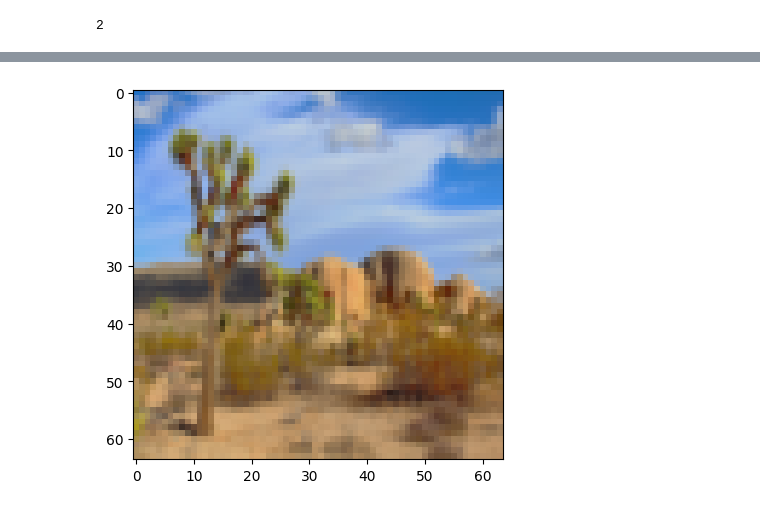
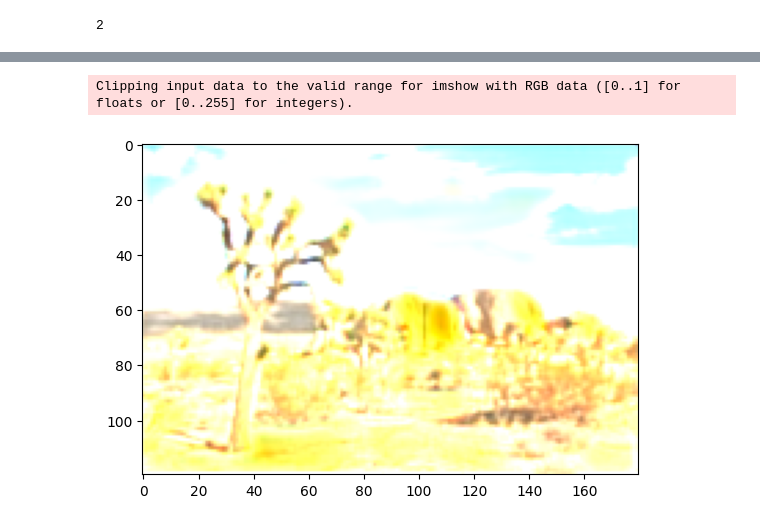
Before and after one commit to fleventy-5/EE525_implementation_project, a Jupyter notebook: train.ipynb, the cells around one changed output, grey strips where cells are left out. Drawn from its saved outputs; the diff is of its cells as text; code cells hidden in the pictures.

```diff
--- a/train.ipynb
+++ b/train.ipynb
@@ -4,8 +4,8 @@ from utils.utils import *
 from utils.dataset import *
 from loss.loss import *
 # %%
-train_data_dir = '/media/zera/DATA/ImageProcessingProject/Data/Train/mfn/img'
-label_data_dir = '/media/zera/DATA/ImageProcessingProject/Data/Train/mfn/label'
+train_data_dir = '/home/zera/test'
+label_data_dir = '/home/zera/test_label'
 # Specify the paths to your training and label image directories
 
 
@@ -312,11 +445,21 @@ Clipping input data to the valid range for imshow with RGB data ([0..1] for floa
+# %%
+# Assuming you have a tensor named 'image_tensor'
+# First, convert the tensor to a NumPy array
+image_array = (img[0][1]+img[0][0]).numpy()[0] # For PyTorch tensors
+# For TensorFlow tensors, you can use: image_array = image_tensor.numpy()
+image_array = image_array.transpose((1, 2, 0))
+# Now, you can display the image using Matplotlib
+plt.imshow(image_array)
+plt.show()
+# %% [output]
+Clipping input data to the valid range for imshow with RGB data ([0..1] for floats or [0..255] for integers).
+[figure, added]
 # %%
 # Assuming you have a tensor named 'image_tensor'
 # First, convert the tensor to a NumPy array
-image_array = pred[1][1].numpy()[0] # For PyTorch tensors
+image_array = img[0][1].numpy()[0] # For PyTorch tensors
 # For TensorFlow tensors, you can use: image_array = image_tensor.numpy()
 image_array = image_array.transpose((1, 2, 0))
 # Now, you can display the image using Matplotlib
 plt.imshow(image_array)
 plt.show()
-# %% [output]
-[figure, removed]
```
Also changed, not shown: parts of 12 cells of this notebook, 14 other files.
